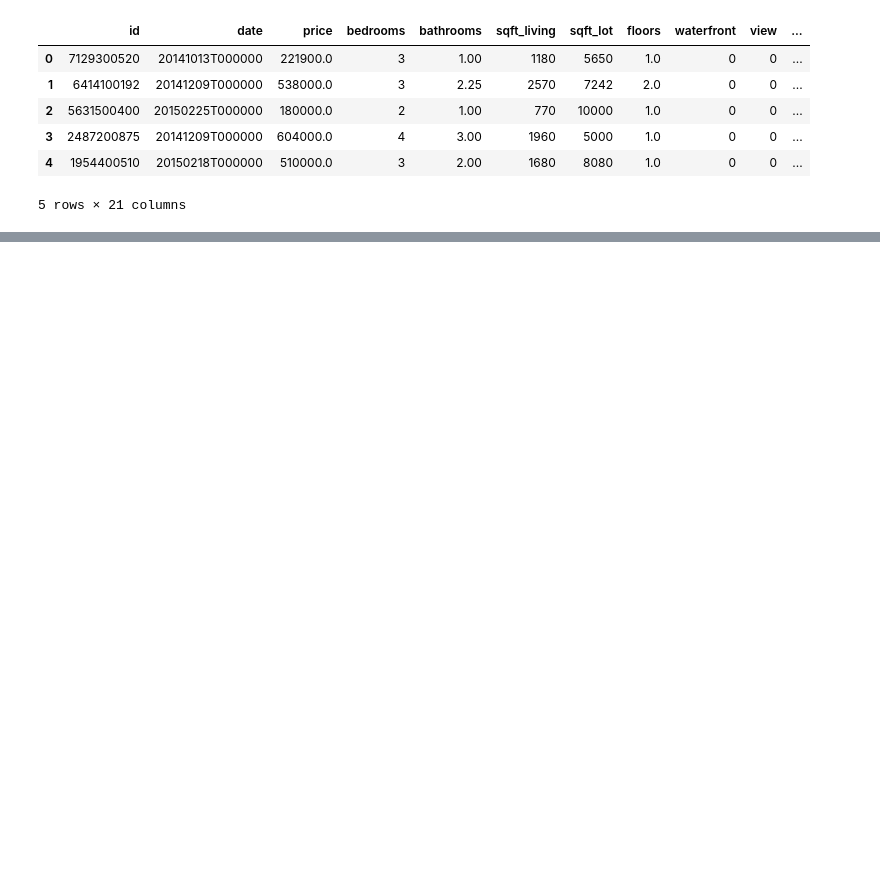
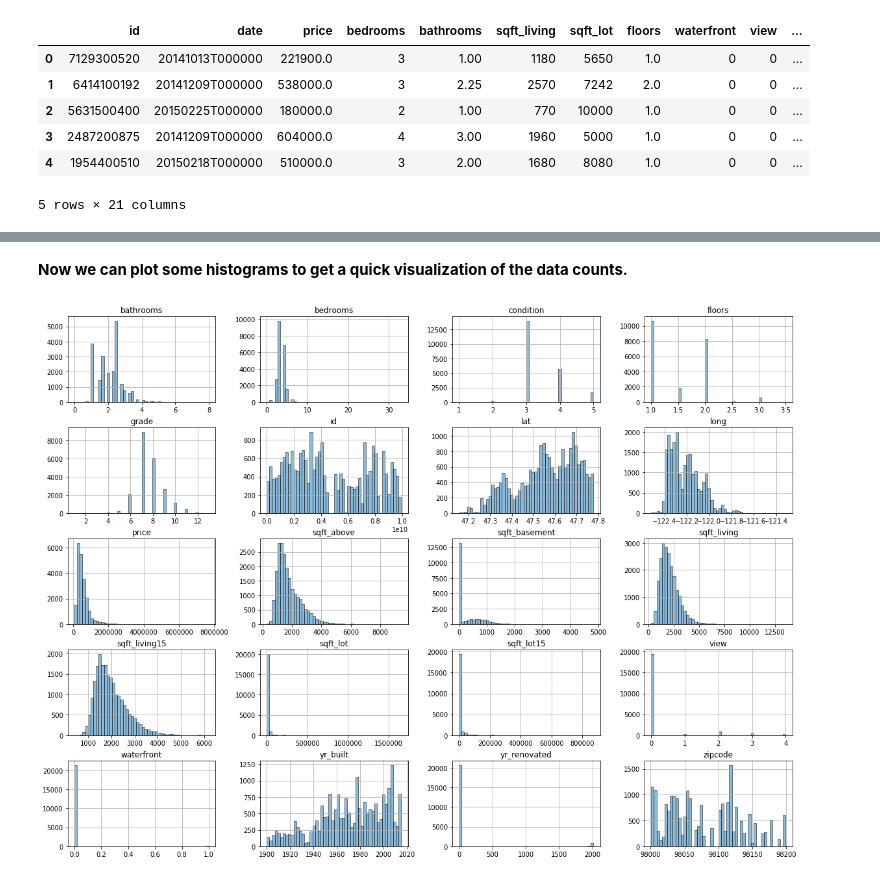
Before and after one commit to RaoBrandon/KC-Housing-Multiple-Linear-Regression, a Jupyter notebook: Multiple Linear Regression.ipynb, the cells around one changed output, grey strips where cells are left out. Cells and saved outputs as stored; diff of their text form; code cells hidden in the pictures; blank space fills up the shorter version.

```diff
--- a/Multiple Linear Regression.ipynb
+++ b/Multiple Linear Regression.ipynb
@@ -17,0 +37,7 @@ data_frame.head()
+# %% [markdown]
+**Now we can plot some histograms to get a quick visualization of the data counts.**
+# %%
+data_frame.hist(bins = 50, alpha=0.5, histtype='bar', ec='black', figsize = (20,15))
+plt.show()
+# %% [output]
+[figure, added]
```
Also changed, not shown: parts of 15 cells of this notebook.
